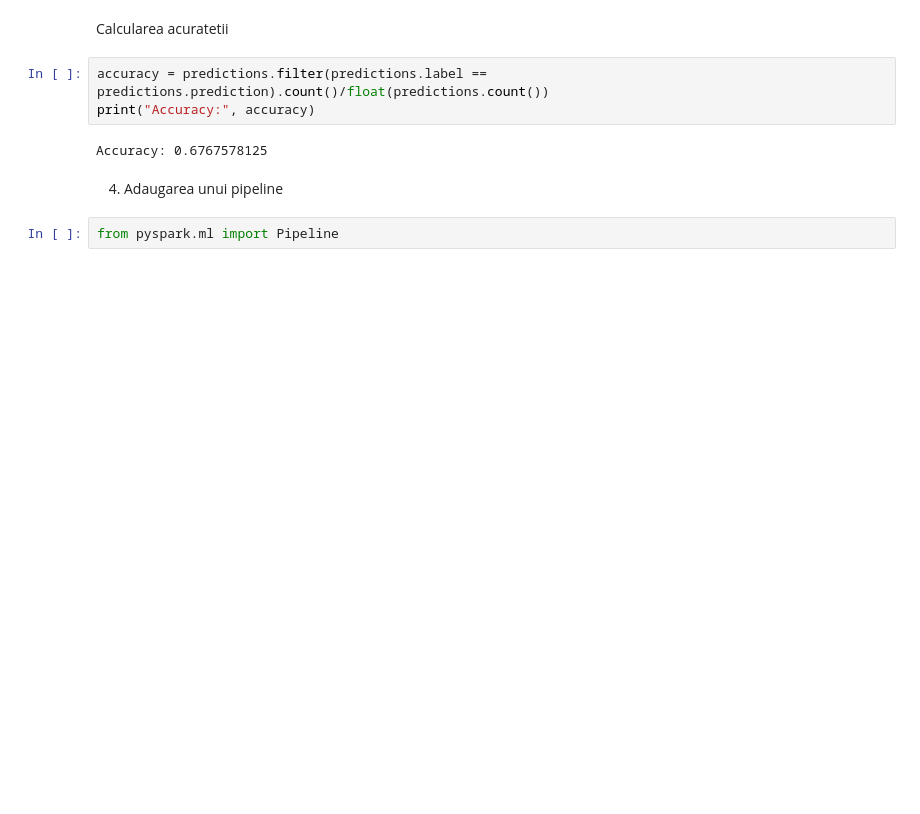
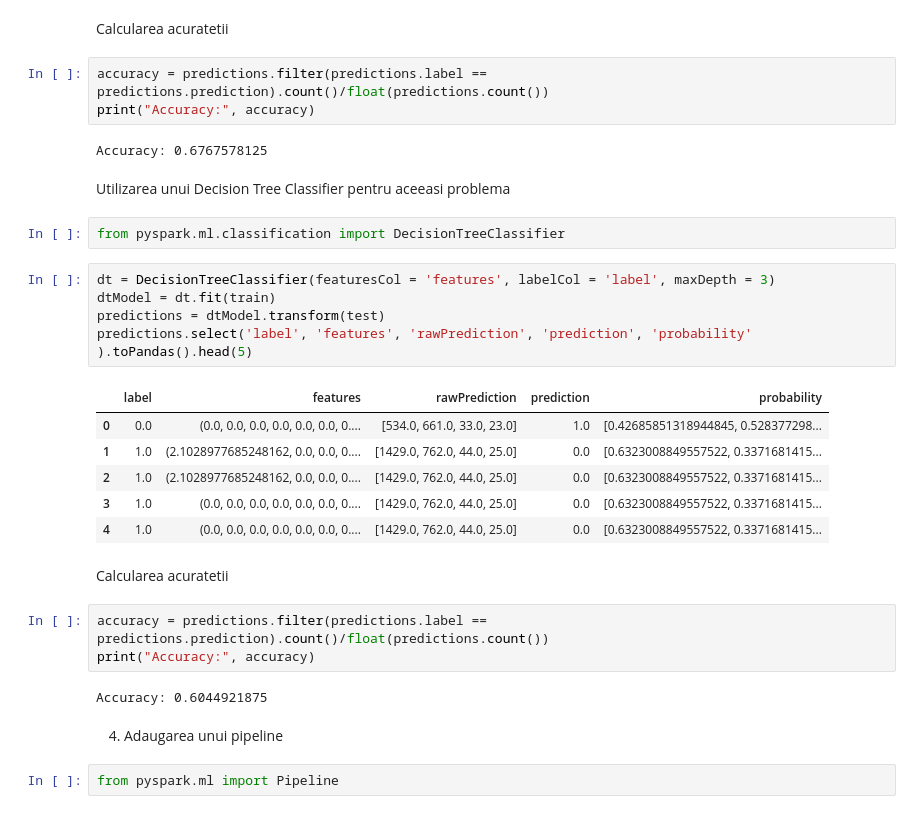
Before and after one commit to anabiancachiricu/BigDataProject, a Jupyter notebook: BigDataProject.ipynb, the cells around one changed output. Drawn from its saved outputs; the diff is of its cells as text; blank space fills up the shorter version.

```diff
--- a/BigDataProject.ipynb
+++ b/BigDataProject.ipynb
@@ -551,6 +553,29 @@ accuracy = predictions.filter(predictions.label == predictions.prediction).count
 print("Accuracy:", accuracy)
 # %% [output]
 Accuracy: 0.6767578125
+# %% [markdown]
+Utilizarea unui Decision Tree Classifier pentru aceeasi problema
+# %%
+from pyspark.ml.classification import DecisionTreeClassifier
+# %%
+dt = DecisionTreeClassifier(featuresCol = 'features', labelCol = 'label', maxDepth = 3)
+dtModel = dt.fit(train)
+predictions = dtModel.transform(test)
+predictions.select('label', 'features', 'rawPrediction', 'prediction', 'probability' ).toPandas().head(5)
+# %% [output]
+|  | label | features | rawPrediction | prediction | probability |
+| 0 | 0.0 | (0.0, 0.0, 0.0, 0.0, 0.0, 0.0, 0.... | [534.0, 661.0, 33.0, 23.0] | 1.0 | [0.42685851318944845, 0.528377298... |
+| 1 | 1.0 | (2.1028977685248162, 0.0, 0.0, 0.... | [1429.0, 762.0, 44.0, 25.0] | 0.0 | [0.6323008849557522, 0.3371681415... |
+| 2 | 1.0 | (2.1028977685248162, 0.0, 0.0, 0.... | [1429.0, 762.0, 44.0, 25.0] | 0.0 | [0.6323008849557522, 0.3371681415... |
+| 3 | 1.0 | (0.0, 0.0, 0.0, 0.0, 0.0, 0.0, 0.... | [1429.0, 762.0, 44.0, 25.0] | 0.0 | [0.6323008849557522, 0.3371681415... |
+| 4 | 1.0 | (0.0, 0.0, 0.0, 0.0, 0.0, 0.0, 0.... | [1429.0, 762.0, 44.0, 25.0] | 0.0 | [0.6323008849557522, 0.3371681415... |
+# %% [markdown]
+Calcularea acuratetii
+# %%
+accuracy = predictions.filter(predictions.label == predictions.prediction).count()/float(predictions.count())
+print("Accuracy:", accuracy)
+# %% [output]
+Accuracy: 0.6044921875
 # %% [markdown]
 4. Adaugarea unui pipeline
 # %%
```
Also changed, not shown: parts of 4 cells of this notebook.
